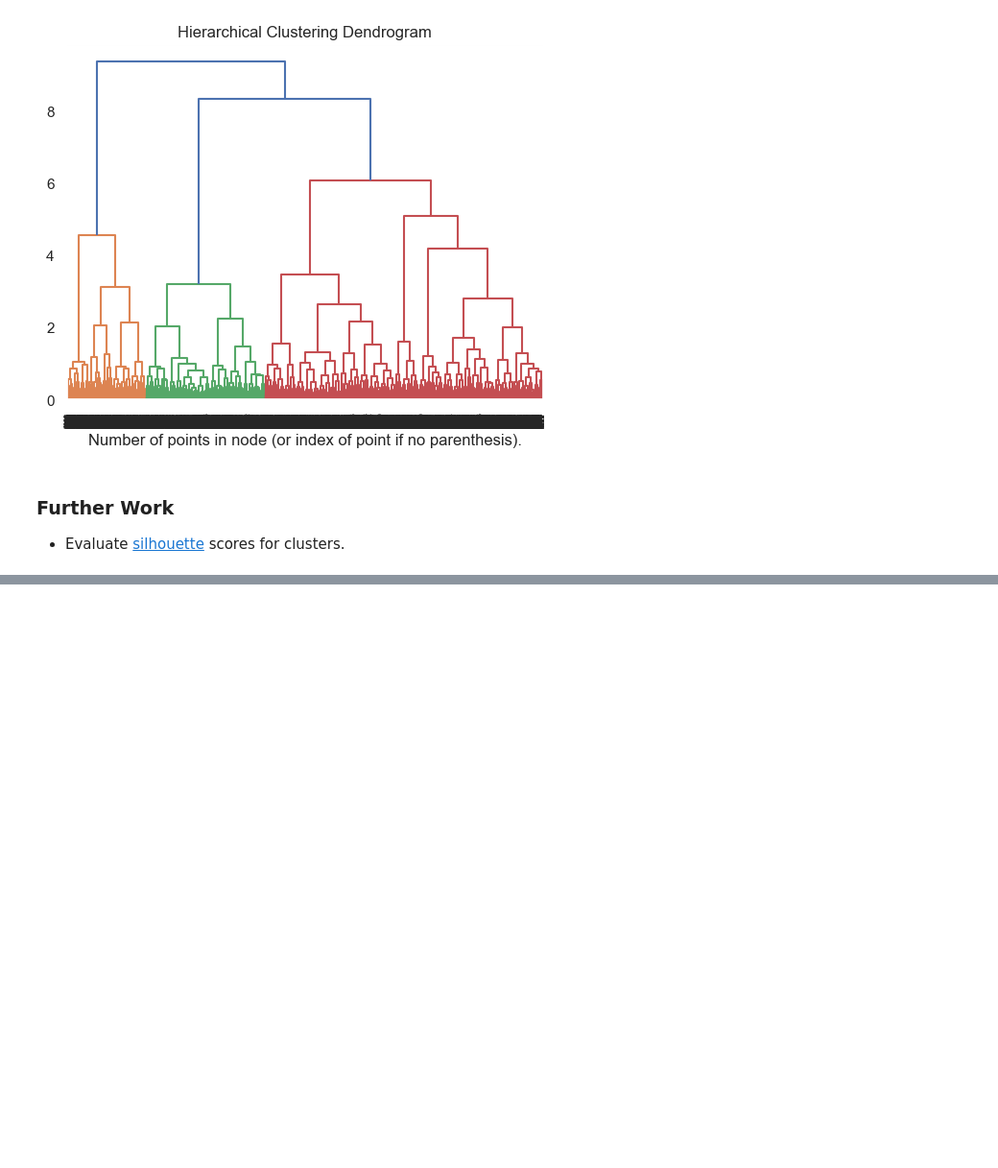
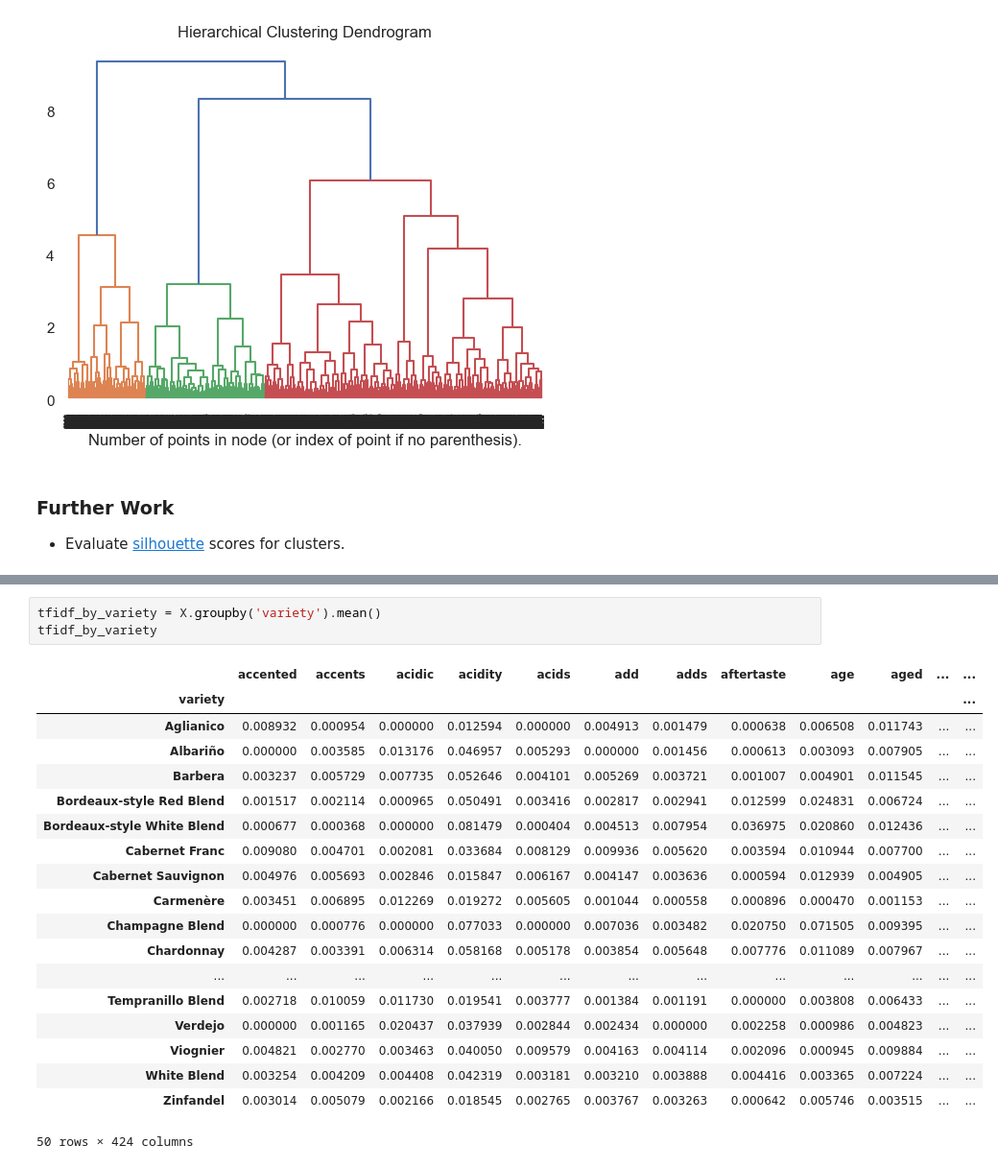
Before and after one commit to pasmith/oenologist, a Jupyter notebook: wine_reviews-clustering.ipynb, the cells around one changed output, grey strips where cells are left out. Shown at 96% size. Saved outputs shown, nothing was run; the diff lists cells and outputs as text; blank space fills up the shorter version.

```diff
--- a/wine_reviews-clustering.ipynb
+++ b/wine_reviews-clustering.ipynb
@@ -417,0 +446,23 @@ plt.show()
+# %%
+tfidf_by_variety = X.groupby('variety').mean()
+tfidf_by_variety
+# %% [output]
+|  | accented | accents | acidic | acidity | acids | add | adds | aftertaste | age | aged | ... | ... |
+| variety |  |  |  |  |  |  |  |  |  |  |  | ... |
+| Aglianico | 0.008932 | 0.000954 | 0.000000 | 0.012594 | 0.000000 | 0.004913 | 0.001479 | 0.000638 | 0.006508 | 0.011743 | ... | ... |
+| Albariño | 0.000000 | 0.003585 | 0.013176 | 0.046957 | 0.005293 | 0.000000 | 0.001456 | 0.000613 | 0.003093 | 0.007905 | ... | ... |
+| Barbera | 0.003237 | 0.005729 | 0.007735 | 0.052646 | 0.004101 | 0.005269 | 0.003721 | 0.001007 | 0.004901 | 0.011545 | ... | ... |
+| Bordeaux-style Red Blend | 0.001517 | 0.002114 | 0.000965 | 0.050491 | 0.003416 | 0.002817 | 0.002941 | 0.012599 | 0.024831 | 0.006724 | ... | ... |
+| Bordeaux-style White Blend | 0.000677 | 0.000368 | 0.000000 | 0.081479 | 0.000404 | 0.004513 | 0.007954 | 0.036975 | 0.020860 | 0.012436 | ... | ... |
+| Cabernet Franc | 0.009080 | 0.004701 | 0.002081 | 0.033684 | 0.008129 | 0.009936 | 0.005620 | 0.003594 | 0.010944 | 0.007700 | ... | ... |
+| Cabernet Sauvignon | 0.004976 | 0.005693 | 0.002846 | 0.015847 | 0.006167 | 0.004147 | 0.003636 | 0.000594 | 0.012939 | 0.004905 | ... | ... |
+| Carmenère | 0.003451 | 0.006895 | 0.012269 | 0.019272 | 0.005605 | 0.001044 | 0.000558 | 0.000896 | 0.000470 | 0.001153 | ... | ... |
+| Champagne Blend | 0.000000 | 0.000776 | 0.000000 | 0.077033 | 0.000000 | 0.007036 | 0.003482 | 0.020750 | 0.071505 | 0.009395 | ... | ... |
+| Chardonnay | 0.004287 | 0.003391 | 0.006314 | 0.058168 | 0.005178 | 0.003854 | 0.005648 | 0.007776 | 0.011089 | 0.007967 | ... | ... |
+| ... | ... | ... | ... | ... | ... | ... | ... | ... | ... | ... | ... | ... |
+| Tempranillo Blend | 0.002718 | 0.010059 | 0.011730 | 0.019541 | 0.003777 | 0.001384 | 0.001191 | 0.000000 | 0.003808 | 0.006433 | ... | ... |
+| Verdejo | 0.000000 | 0.001165 | 0.020437 | 0.037939 | 0.002844 | 0.002434 | 0.000000 | 0.002258 | 0.000986 | 0.004823 | ... | ... |
+| Viognier | 0.004821 | 0.002770 | 0.003463 | 0.040050 | 0.009579 | 0.004163 | 0.004114 | 0.002096 | 0.000945 | 0.009884 | ... | ... |
+| White Blend | 0.003254 | 0.004209 | 0.004408 | 0.042319 | 0.003181 | 0.003210 | 0.003888 | 0.004416 | 0.003365 | 0.007224 | ... | ... |
+| Zinfandel | 0.003014 | 0.005079 | 0.002166 | 0.018545 | 0.002765 | 0.003767 | 0.003263 | 0.000642 | 0.005746 | 0.003515 | ... | ... |
+50 rows × 424 columns
```
Also changed, not shown: parts of 6 cells of this notebook, 8 other files.
